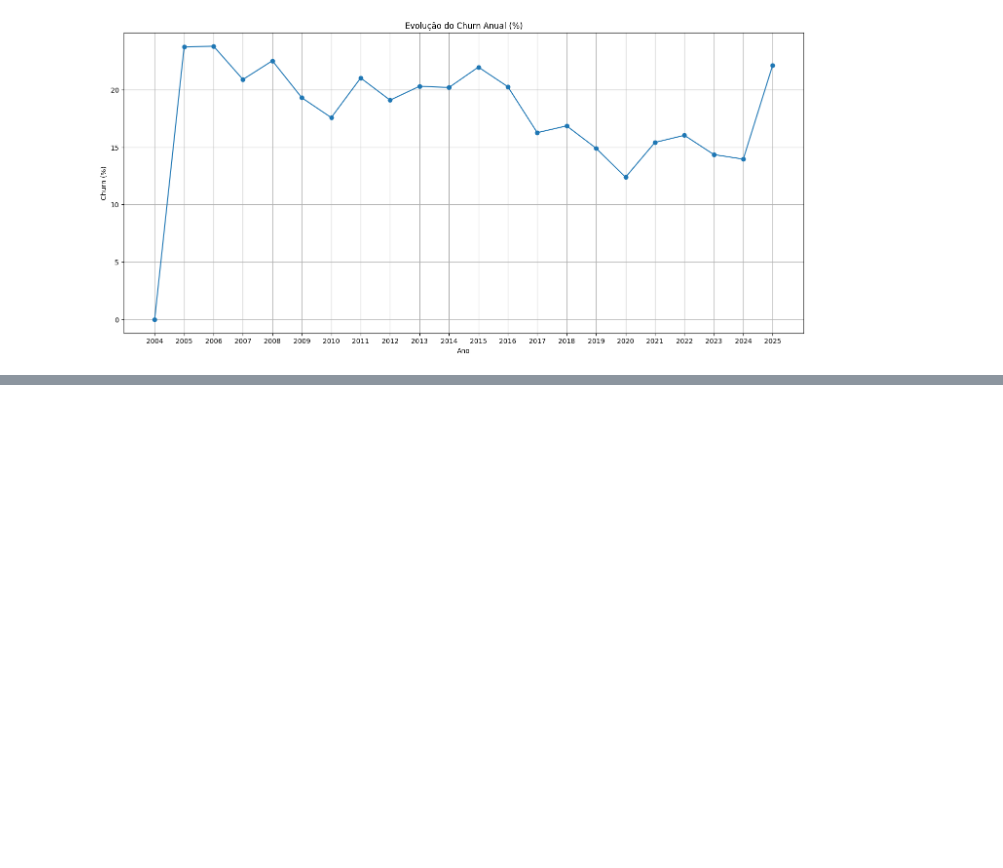
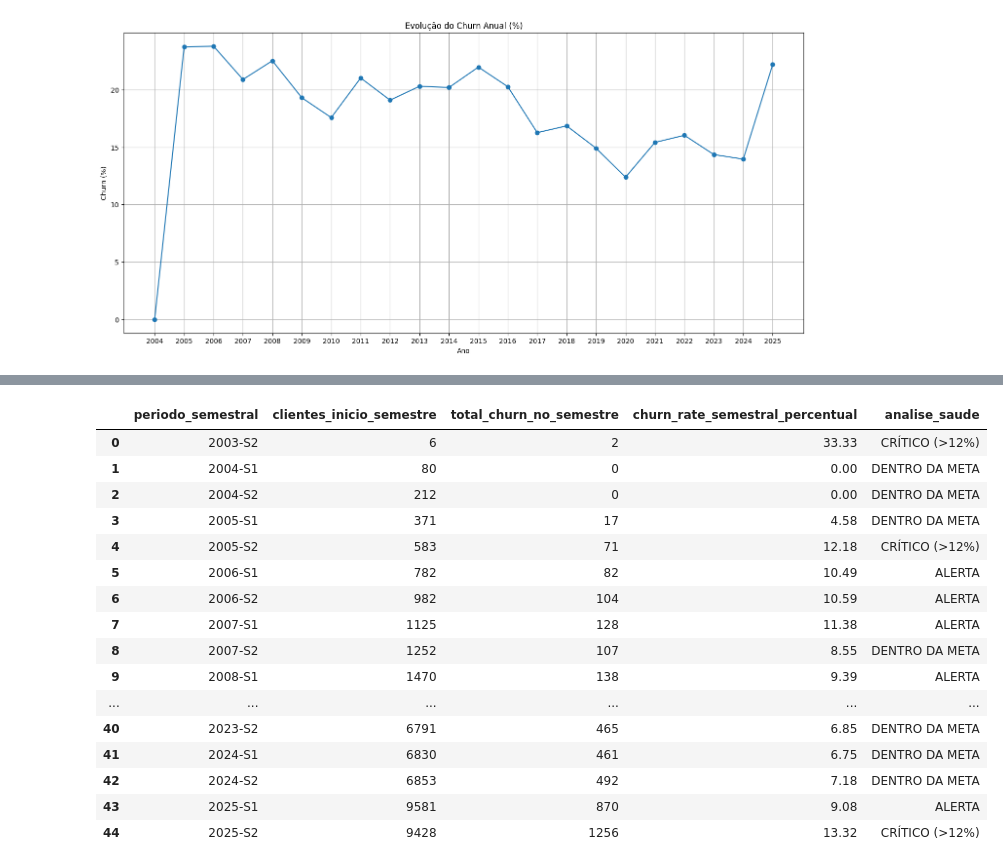
Before and after one commit to fabiopimentel21/customer-retention-analytics, a Jupyter notebook: churn-clientes.ipynb, the cells around one changed output, grey strips where cells are left out. Saved outputs shown, nothing was run; the diff lists cells and outputs as text; code cells hidden in the pictures; blank space fills up the shorter version.

Commit message:
analise semestral churn

```diff
--- a/churn-clientes.ipynb
+++ b/churn-clientes.ipynb
@@ -14,6 +12,21 @@ import matplotlib.pyplot as plt
 # %%
+import os
+import pandas as pd
+import urllib.parse
+from dotenv import load_dotenv
+from sqlalchemy import create_engine, text
+import matplotlib.pyplot as plt
+# 1. Carregar variáveis de ambiente (DEVE vir primeiro)
+load_dotenv()
 
+# 2. Configuração das credenciais
+user     = os.getenv("PROD_POSTGRES_USERNAME")
+password = urllib.parse.quote_plus(os.getenv("PROD_POSTGRES_PASSWORD"))
+host     = os.getenv("PROD_POSTGRES_HOST")
+database = os.getenv("PROD_POSTGRES_DATABASE")
+port     = os.getenv("POSTGRES_PORT", "5432")
 
+conn_url = f"postgresql://{user}:{password}@{host}:{port}/{database}"
 engine = create_engine(conn_url)
 
 try:
@@ -192,0 +373,20 @@ plt.show()
+# %%
+df_churn_semestral
+# %% [output]
+|  | periodo_semestral | clientes_inicio_semestre | total_churn_no_semestre | churn_rate_semestral_percentual | analise_saude |
+| 0 | 2003-S2 | 6 | 2 | 33.33 | CRÍTICO (>12%) |
+| 1 | 2004-S1 | 80 | 0 | 0.00 | DENTRO DA META |
+| 2 | 2004-S2 | 212 | 0 | 0.00 | DENTRO DA META |
+| 3 | 2005-S1 | 371 | 17 | 4.58 | DENTRO DA META |
+| 4 | 2005-S2 | 583 | 71 | 12.18 | CRÍTICO (>12%) |
+| 5 | 2006-S1 | 782 | 82 | 10.49 | ALERTA |
+| 6 | 2006-S2 | 982 | 104 | 10.59 | ALERTA |
+| 7 | 2007-S1 | 1125 | 128 | 11.38 | ALERTA |
+| 8 | 2007-S2 | 1252 | 107 | 8.55 | DENTRO DA META |
+| 9 | 2008-S1 | 1470 | 138 | 9.39 | ALERTA |
+| ... | ... | ... | ... | ... | ... |
+| 40 | 2023-S2 | 6791 | 465 | 6.85 | DENTRO DA META |
+| 41 | 2024-S1 | 6830 | 461 | 6.75 | DENTRO DA META |
+| 42 | 2024-S2 | 6853 | 492 | 7.18 | DENTRO DA META |
+| 43 | 2025-S1 | 9581 | 870 | 9.08 | ALERTA |
+| 44 | 2025-S2 | 9428 | 1256 | 13.32 | CRÍTICO (>12%) |
```
Also changed, not shown: parts of 5 cells of this notebook.
